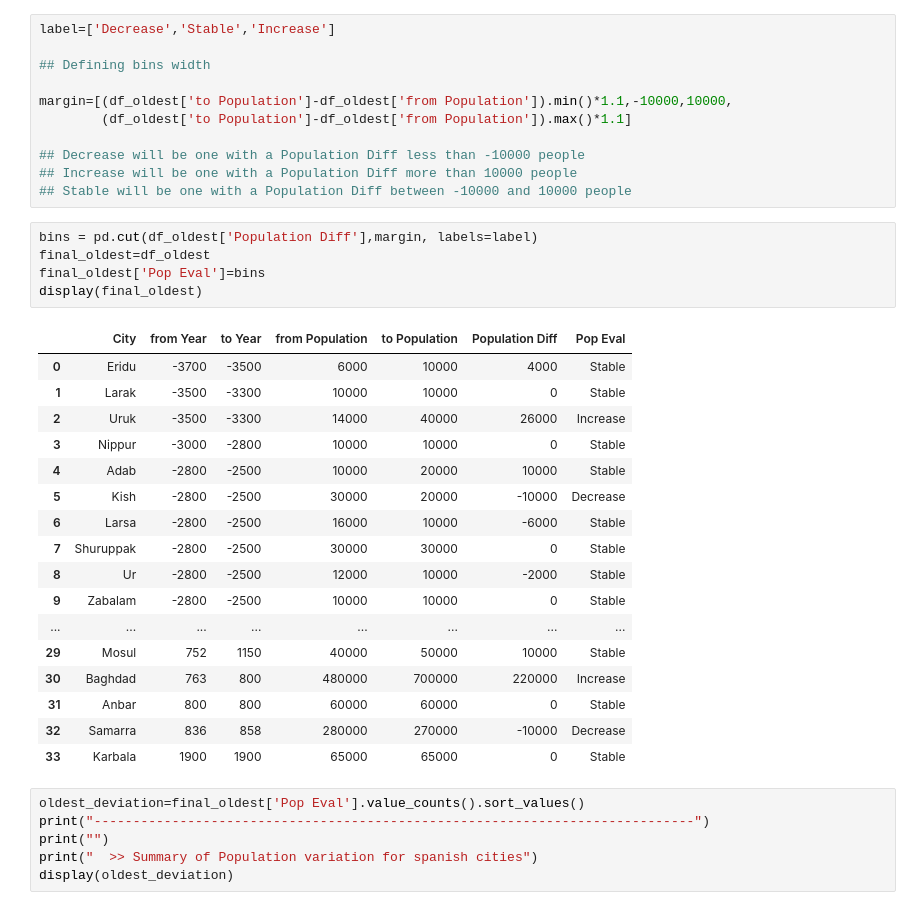
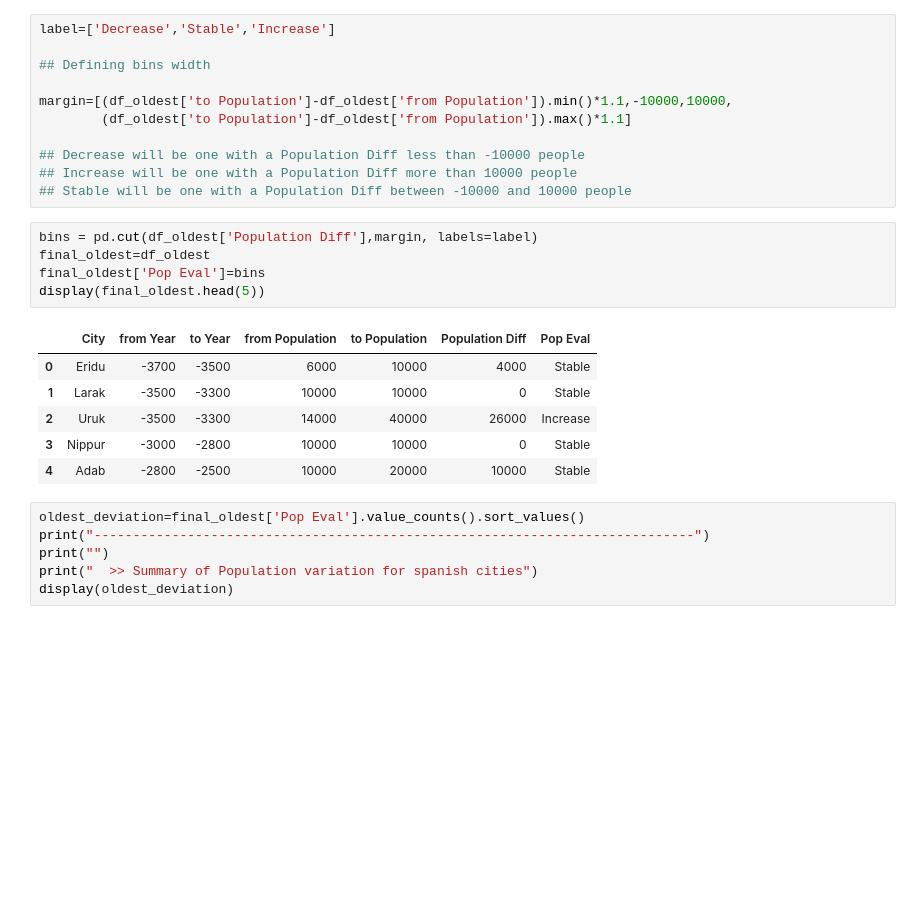
Before and after one commit to ironhack-datalabs/mad-oct-2018, a Jupyter notebook: module-1/pandas-project/your-code/pandas-project.ipynb, the cells around one changed output. Cells and saved outputs as stored; diff of their text form; blank space fills up the shorter version.

```diff
--- a/module-1/pandas-project/your-code/pandas-project.ipynb
+++ b/module-1/pandas-project/your-code/pandas-project.ipynb
@@ -242,26 +231,15 @@ margin=[(df_oldest['to Population']-df_oldest['from Population']).min()*1.1,-100
 # %%
 bins = pd.cut(df_oldest['Population Diff'],margin, labels=label)
 final_oldest=df_oldest
 final_oldest['Pop Eval']=bins
-display(final_oldest)
+display(final_oldest.head(5))
 # %% [output]
 |  | City | from Year | to Year | from Population | to Population | Population Diff | Pop Eval |
 | 0 | Eridu | -3700 | -3500 | 6000 | 10000 | 4000 | Stable |
 | 1 | Larak | -3500 | -3300 | 10000 | 10000 | 0 | Stable |
 | 2 | Uruk | -3500 | -3300 | 14000 | 40000 | 26000 | Increase |
 | 3 | Nippur | -3000 | -2800 | 10000 | 10000 | 0 | Stable |
 | 4 | Adab | -2800 | -2500 | 10000 | 20000 | 10000 | Stable |
-| 5 | Kish | -2800 | -2500 | 30000 | 20000 | -10000 | Decrease |
-| 6 | Larsa | -2800 | -2500 | 16000 | 10000 | -6000 | Stable |
-| 7 | Shuruppak | -2800 | -2500 | 30000 | 30000 | 0 | Stable |
-| 8 | Ur | -2800 | -2500 | 12000 | 10000 | -2000 | Stable |
-| 9 | Zabalam | -2800 | -2500 | 10000 | 10000 | 0 | Stable |
-| ... | ... | ... | ... | ... | ... | ... | ... |
-| 29 | Mosul | 752 | 1150 | 40000 | 50000 | 10000 | Stable |
-| 30 | Baghdad | 763 | 800 | 480000 | 700000 | 220000 | Increase |
-| 31 | Anbar | 800 | 800 | 60000 | 60000 | 0 | Stable |
-| 32 | Samarra | 836 | 858 | 280000 | 270000 | -10000 | Decrease |
-| 33 | Karbala | 1900 | 1900 | 65000 | 65000 | 0 | Stable |
 # %%
 oldest_deviation=final_oldest['Pop Eval'].value_counts().sort_values()
 print("-----------------------------------------------------------------------------")
```
Also changed, not shown: parts of 3 cells of this notebook.
